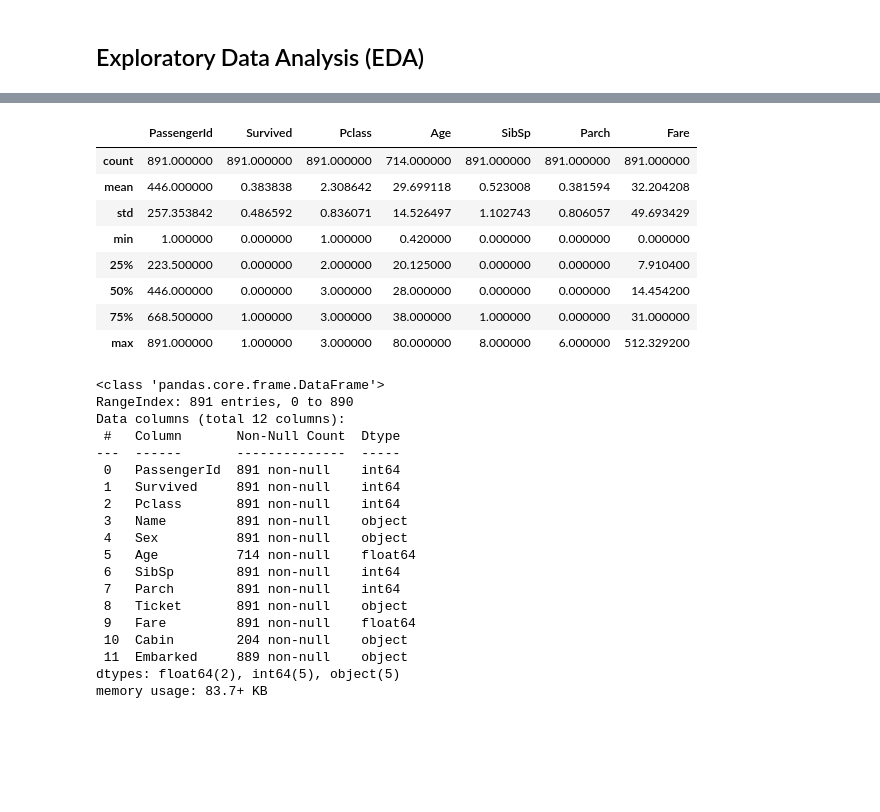
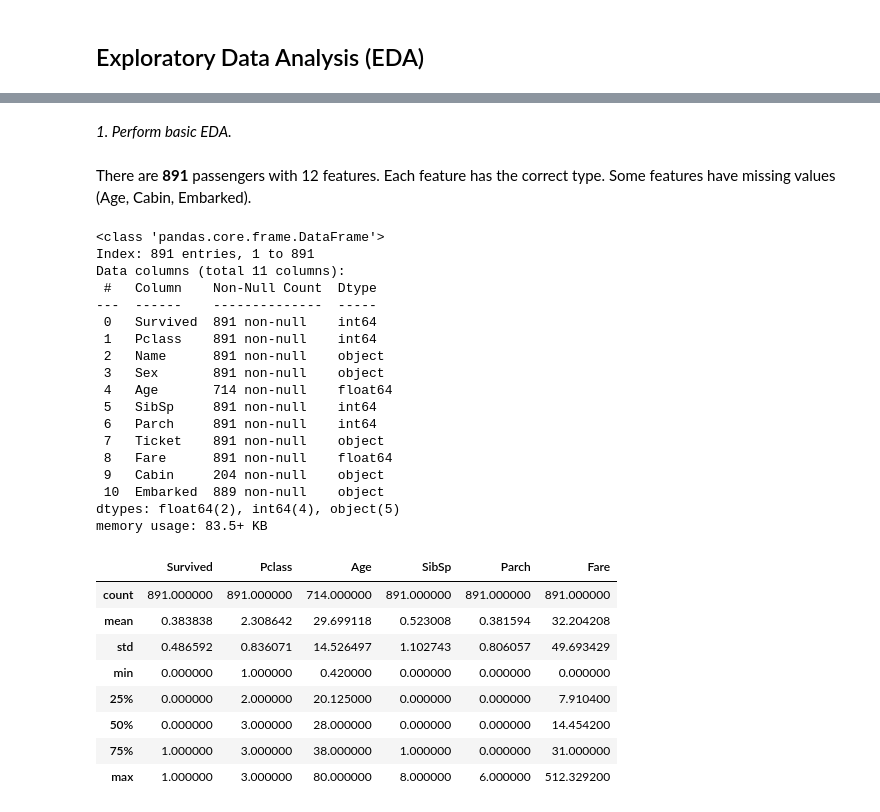
Before and after one commit to andrianllmm/ds100-ws2, a Jupyter notebook: notebooks/notebook.ipynb, the cells around one changed output, grey strips where cells are left out. Drawn from its saved outputs; the diff is of its cells as text; code cells hidden in the pictures; blank space fills up the shorter version.

```diff
--- a/notebooks/notebook.ipynb
+++ b/notebooks/notebook.ipynb
@@ -13,4 +48,9 @@ import seaborn as sns
 # %%
-url = "https://raw.githubusercontent.com/andrianllmm/ds100-ws2/main/data/train.csv"
+# Load data
+url_to_data = "https://raw.githubusercontent.com/andrianllmm/ds100-ws2/main/data/train.csv"
+local_path_to_data = "../data/train.csv"
+df = pd.read_csv(local_path_to_data, index_col='PassengerId')
 
-df = pd.read_csv(url)
+# Quick peek
+print(df.shape)
+df.head()
@@ -28,34 +68,36 @@ df.head()
+# %% [markdown]
+*1. Perform basic EDA.*
+# %% [markdown]
+There are **891** passengers with 12 features. Each feature has the correct type. Some features have missing values (Age, Cabin, Embarked).
 # %%
-df.describe()
+# Basic info
+df.info()
+display(df.describe())
 # %% [output]
+<class 'pandas.core.frame.DataFrame'>
+Index: 891 entries, 1 to 891
+Data columns (total 11 columns):
+ #   Column    Non-Null Count  Dtype
+---  ------    --------------  -----
+ 0   Survived  891 non-null    int64
+ 1   Pclass    891 non-null    int64
+ 2   Name      891 non-null    object
+ 3   Sex       891 non-null    object
+ 4   Age       714 non-null    float64
+ 5   SibSp     891 non-null    int64
+ 6   Parch     891 non-null    int64
+ 7   Ticket    891 non-null    object
+ 8   Fare      891 non-null    float64
+ 9   Cabin     204 non-null    object
+ 10  Embarked  889 non-null    object
+dtypes: float64(2), int64(4), object(5)
+memory usage: 83.5+ KB
-|  | PassengerId | Survived | Pclass | Age | SibSp | Parch | Fare |
-| count | 891.000000 | 891.000000 | 891.000000 | 714.000000 | 891.000000 | 891.000000 | 891.000000 |
-| mean | 446.000000 | 0.383838 | 2.308642 | 29.699118 | 0.523008 | 0.381594 | 32.204208 |
-| std | 257.353842 | 0.486592 | 0.836071 | 14.526497 | 1.102743 | 0.806057 | 49.693429 |
-| min | 1.000000 | 0.000000 | 1.000000 | 0.420000 | 0.000000 | 0.000000 | 0.000000 |
-| 25% | 223.500000 | 0.000000 | 2.000000 | 20.125000 | 0.000000 | 0.000000 | 7.910400 |
-| 50% | 446.000000 | 0.000000 | 3.000000 | 28.000000 | 0.000000 | 0.000000 | 14.454200 |
-| 75% | 668.500000 | 1.000000 | 3.000000 | 38.000000 | 1.000000 | 0.000000 | 31.000000 |
-| max | 891.000000 | 1.000000 | 3.000000 | 80.000000 | 8.000000 | 6.000000 | 512.329200 |
+|  | Survived | Pclass | Age | SibSp | Parch | Fare |
+| count | 891.000000 | 891.000000 | 714.000000 | 891.000000 | 891.000000 | 891.000000 |
+| mean | 0.383838 | 2.308642 | 29.699118 | 0.523008 | 0.381594 | 32.204208 |
+| std | 0.486592 | 0.836071 | 14.526497 | 1.102743 | 0.806057 | 49.693429 |
+| min | 0.000000 | 1.000000 | 0.420000 | 0.000000 | 0.000000 | 0.000000 |
+| 25% | 0.000000 | 2.000000 | 20.125000 | 0.000000 | 0.000000 | 7.910400 |
+| 50% | 0.000000 | 3.000000 | 28.000000 | 0.000000 | 0.000000 | 14.454200 |
+| 75% | 1.000000 | 3.000000 | 38.000000 | 1.000000 | 0.000000 | 31.000000 |
+| max | 1.000000 | 3.000000 | 80.000000 | 8.000000 | 6.000000 | 512.329200 |
-# %%
-df.info()
-# %% [output]
-<class 'pandas.core.frame.DataFrame'>
-RangeIndex: 891 entries, 0 to 890
-Data columns (total 12 columns):
- #   Column       Non-Null Count  Dtype
----  ------       --------------  -----
- 0   PassengerId  891 non-null    int64
- 1   Survived     891 non-null    int64
- 2   Pclass       891 non-null    int64
- 3   Name         891 non-null    object
- 4   Sex          891 non-null    object
- 5   Age          714 non-null    float64
- 6   SibSp        891 non-null    int64
- 7   Parch        891 non-null    int64
- 8   Ticket       891 non-null    object
- 9   Fare         891 non-null    float64
- 10  Cabin        204 non-null    object
- 11  Embarked     889 non-null    object
-dtypes: float64(2), int64(5), object(5)
-memory usage: 83.7+ KB
```
Also changed, not shown: parts of 88 cells of this notebook.
